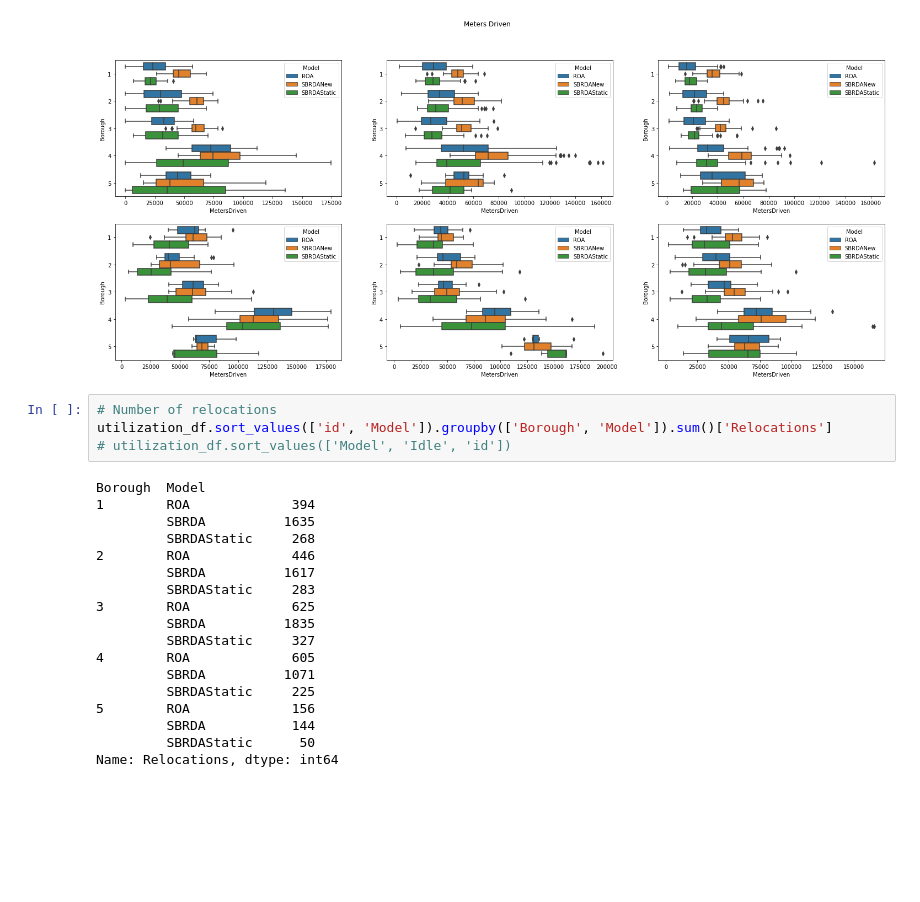
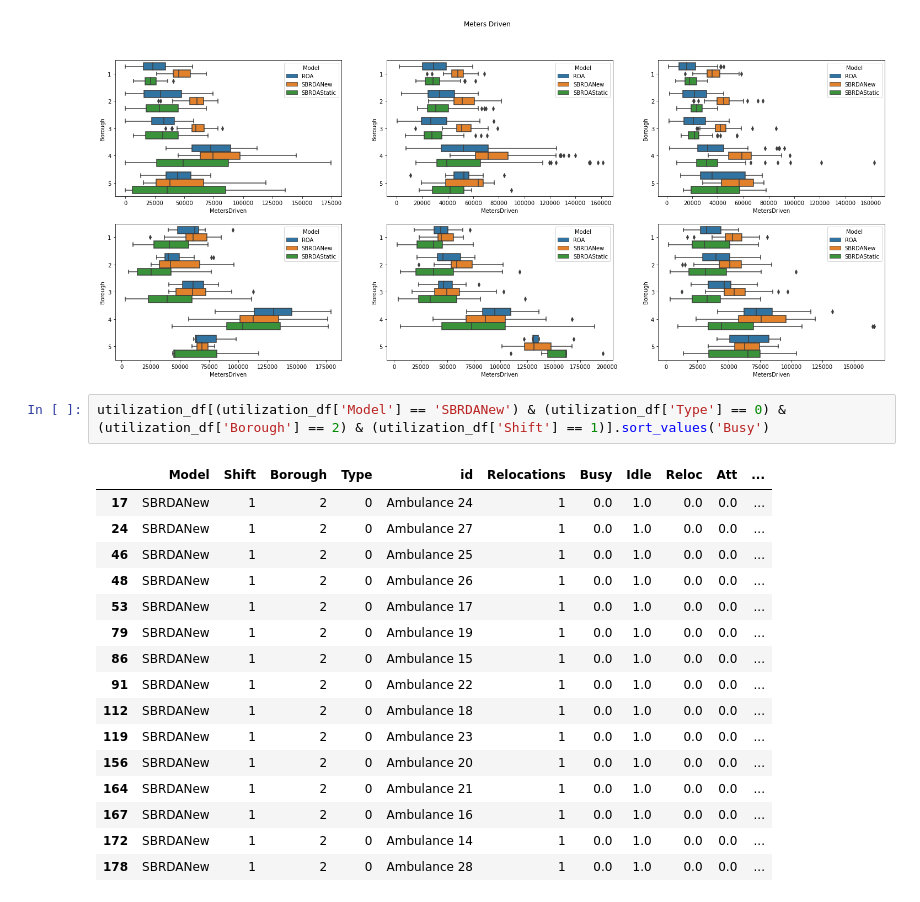
Before and after one commit to yamilbknsu/ems-ny-data, a Jupyter notebook: StatisticsDisplay3.ipynb, the cells around one changed output. Cells and saved outputs as stored; diff of their text form; blank space fills up the shorter version.

```diff
--- a/StatisticsDisplay3.ipynb
+++ b/StatisticsDisplay3.ipynb
@@ -267,25 +239,22 @@ fig.suptitle('Meters Driven')
 # %% [output]
 Text(0.5, 0.98, 'Meters Driven')
 [figure]
-# %%
-# Number of relocations
-utilization_df.sort_values(['id', 'Model']).groupby(['Borough', 'Model']).sum()['Relocations']
-# utilization_df.sort_values(['Model', 'Idle', 'id'])
-# %% [output]
-Borough  Model
-1        ROA             394
-         SBRDA          1635
-         SBRDAStatic     268
-2        ROA             446
-         SBRDA          1617
-         SBRDAStatic     283
-3        ROA             625
-         SBRDA          1835
-         SBRDAStatic     327
-4        ROA             605
-         SBRDA          1071
-         SBRDAStatic     225
-5        ROA             156
-         SBRDA           144
-         SBRDAStatic      50
-Name: Relocations, dtype: int64
+# %%
+utilization_df[(utilization_df['Model'] == 'SBRDANew') & (utilization_df['Type'] == 0) & (utilization_df['Borough'] == 2) & (utilization_df['Shift'] == 1)].sort_values('Busy')
+# %% [output]
+|  | Model | Shift | Borough | Type | id | Relocations | Busy | Idle | Reloc | Att | ... |
+| 17 | SBRDANew | 1 | 2 | 0 | Ambulance 24 | 1 | 0.0 | 1.0 | 0.0 | 0.0 | ... |
+| 24 | SBRDANew | 1 | 2 | 0 | Ambulance 27 | 1 | 0.0 | 1.0 | 0.0 | 0.0 | ... |
+| 46 | SBRDANew | 1 | 2 | 0 | Ambulance 25 | 1 | 0.0 | 1.0 | 0.0 | 0.0 | ... |
+| 48 | SBRDANew | 1 | 2 | 0 | Ambulance 26 | 1 | 0.0 | 1.0 | 0.0 | 0.0 | ... |
+| 53 | SBRDANew | 1 | 2 | 0 | Ambulance 17 | 1 | 0.0 | 1.0 | 0.0 | 0.0 | ... |
+| 79 | SBRDANew | 1 | 2 | 0 | Ambulance 19 | 1 | 0.0 | 1.0 | 0.0 | 0.0 | ... |
+| 86 | SBRDANew | 1 | 2 | 0 | Ambulance 15 | 1 | 0.0 | 1.0 | 0.0 | 0.0 | ... |
+| 91 | SBRDANew | 1 | 2 | 0 | Ambulance 22 | 1 | 0.0 | 1.0 | 0.0 | 0.0 | ... |
+| 112 | SBRDANew | 1 | 2 | 0 | Ambulance 18 | 1 | 0.0 | 1.0 | 0.0 | 0.0 | ... |
+| 119 | SBRDANew | 1 | 2 | 0 | Ambulance 23 | 1 | 0.0 | 1.0 | 0.0 | 0.0 | ... |
+| 156 | SBRDANew | 1 | 2 | 0 | Ambulance 20 | 1 | 0.0 | 1.0 | 0.0 | 0.0 | ... |
+| 164 | SBRDANew | 1 | 2 | 0 | Ambulance 21 | 1 | 0.0 | 1.0 | 0.0 | 0.0 | ... |
+| 167 | SBRDANew | 1 | 2 | 0 | Ambulance 16 | 1 | 0.0 | 1.0 | 0.0 | 0.0 | ... |
+| 172 | SBRDANew | 1 | 2 | 0 | Ambulance 14 | 1 | 0.0 | 1.0 | 0.0 | 0.0 | ... |
+| 178 | SBRDANew | 1 | 2 | 0 | Ambulance 28 | 1 | 0.0 | 1.0 | 0.0 | 0.0 | ... |
```
Also changed, not shown: parts of 11 cells of this notebook, 6 other files.
